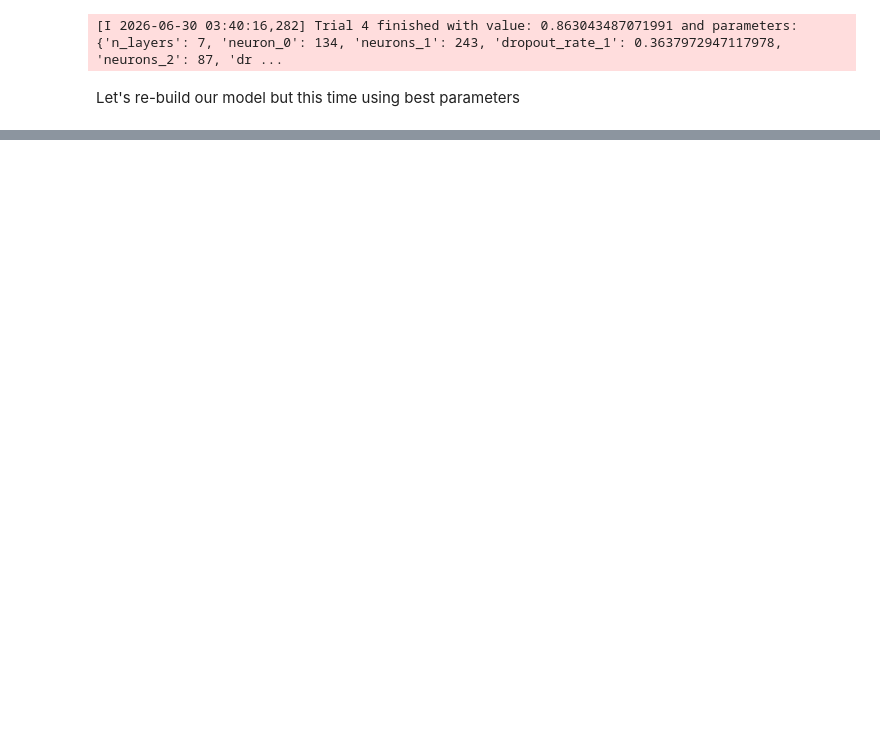
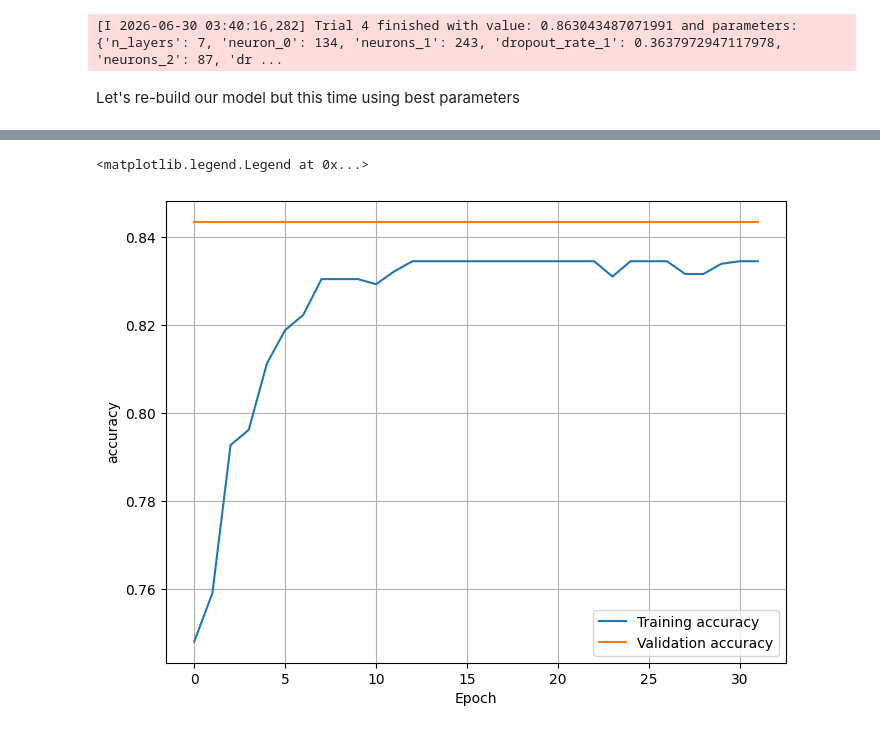
Before and after one commit to ashutoshkarspacex-cmd/ANN_MODEL-DL, a Jupyter notebook: Churn_using_ANN.ipynb, the cells around one changed output, grey strips where cells are left out. Cells and saved outputs as stored; diff of their text form; code cells hidden in the pictures; blank space fills up the shorter version.

```diff
--- a/Churn_using_ANN.ipynb
+++ b/Churn_using_ANN.ipynb
@@ -536,0 +580,11 @@ Model: "sequential_37"
+# %%
+plt.figure(figsize=(8,6))
+plt.plot(new_history.history['accuracy'],label='Training accuracy')
+plt.plot(new_history.history['val_accuracy'],label='Validation accuracy')
+plt.xlabel('Epoch')
+plt.ylabel('accuracy')
+plt.grid()
+plt.legend()
+# %% [output]
+<matplotlib.legend.Legend at 0x...>
+[figure, added]
```
Also changed, not shown: parts of 6 cells of this notebook, 1 other file.
